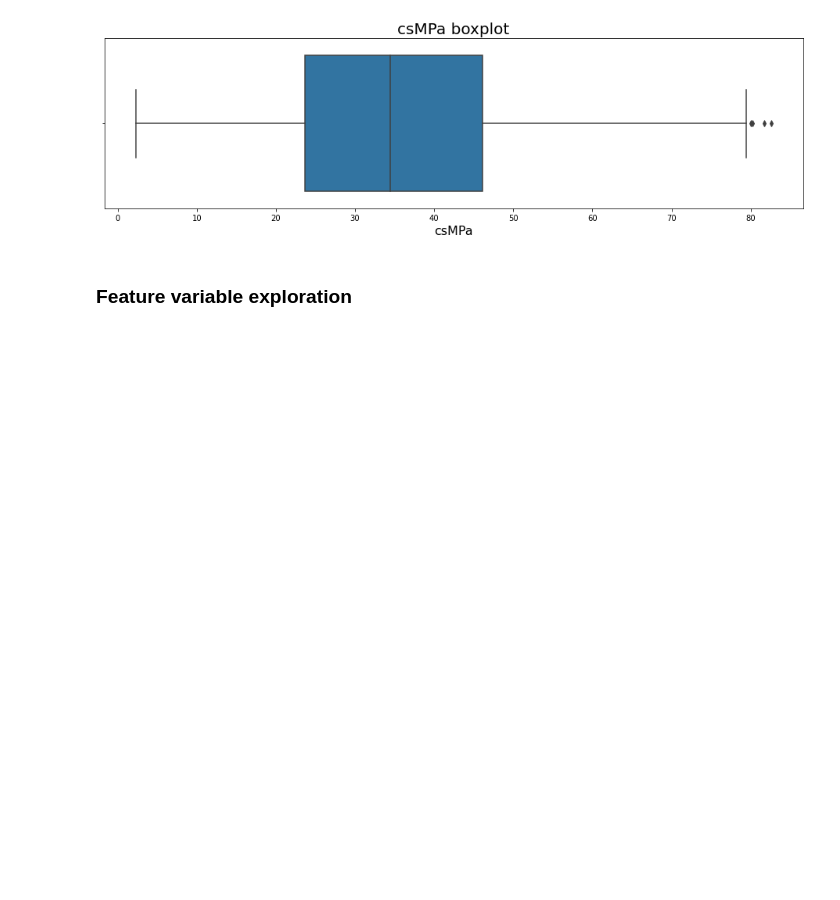
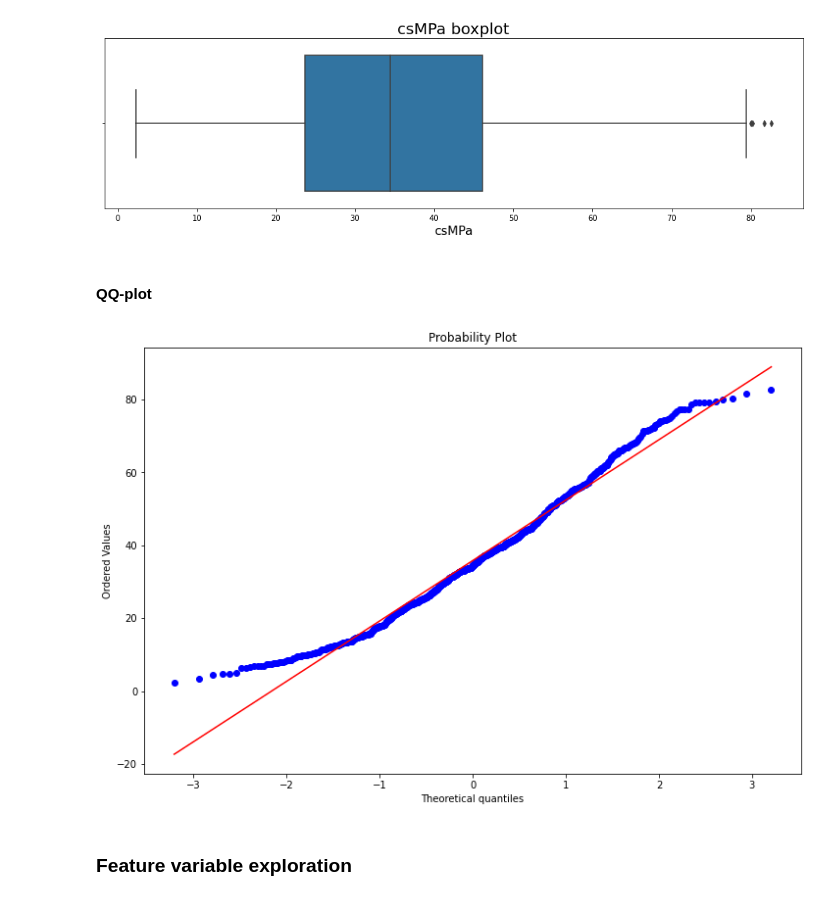
Before and after one commit to ZasadnyJan/Concrete_strength_regression, a Jupyter notebook: Main_notebook.ipynb, the cells around one changed output. Cells and saved outputs as stored; diff of their text form; code cells hidden in the pictures; blank space fills up the shorter version.

```diff
--- a/Main_notebook.ipynb
+++ b/Main_notebook.ipynb
@@ -109,5 +123,13 @@ plt.xticks(fontsize=10)
 plt.show()
 # %% [output]
 [figure]
+# %% [markdown]
+#### QQ-plot
+# %%
+plt.figure(figsize=(12, 8))
+res = stats.probplot(df['csMPa'], plot=plt)
+plt.show()
+# %% [output]
+[figure, added]
 # %% [markdown]
 ### Feature variable exploration
```
Also changed, not shown: parts of 40 cells of this notebook.
